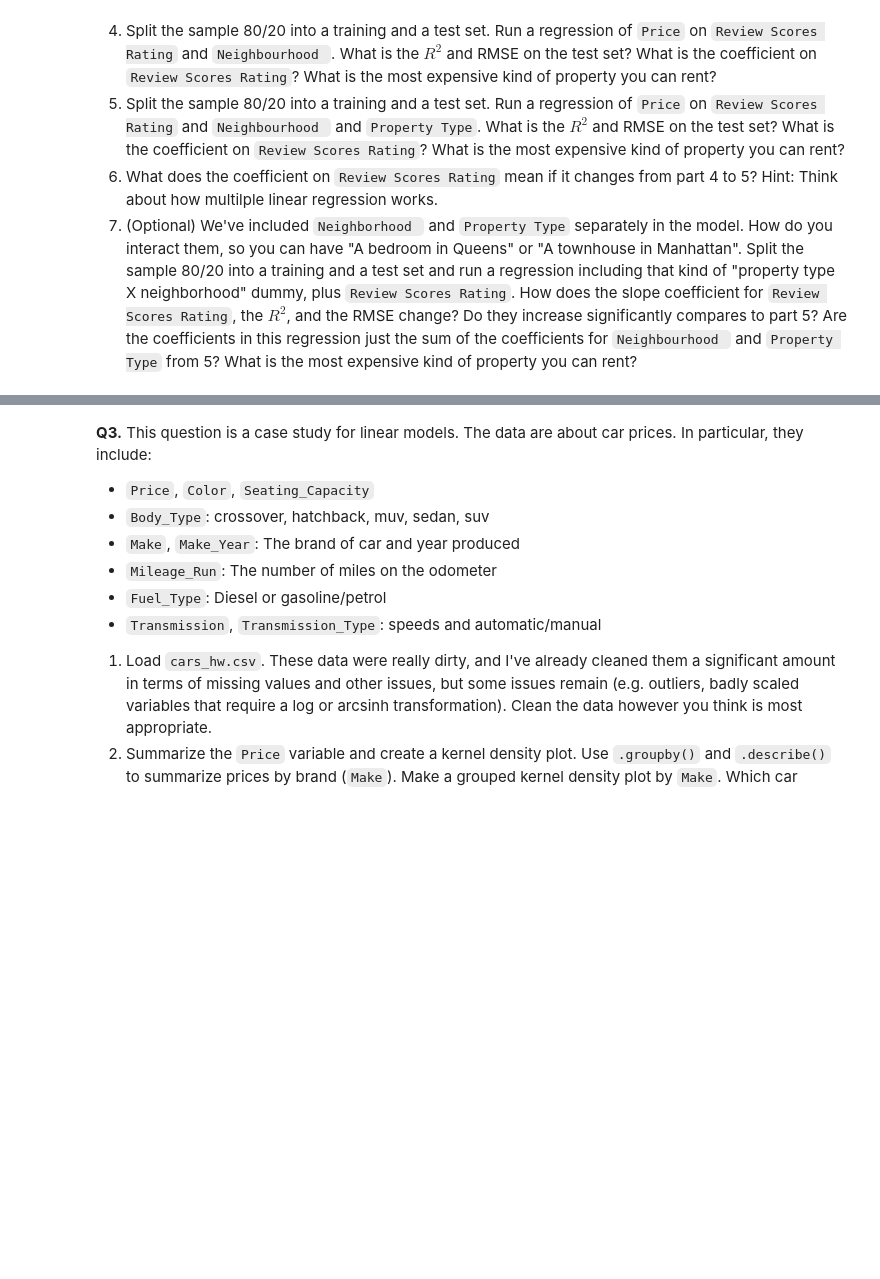
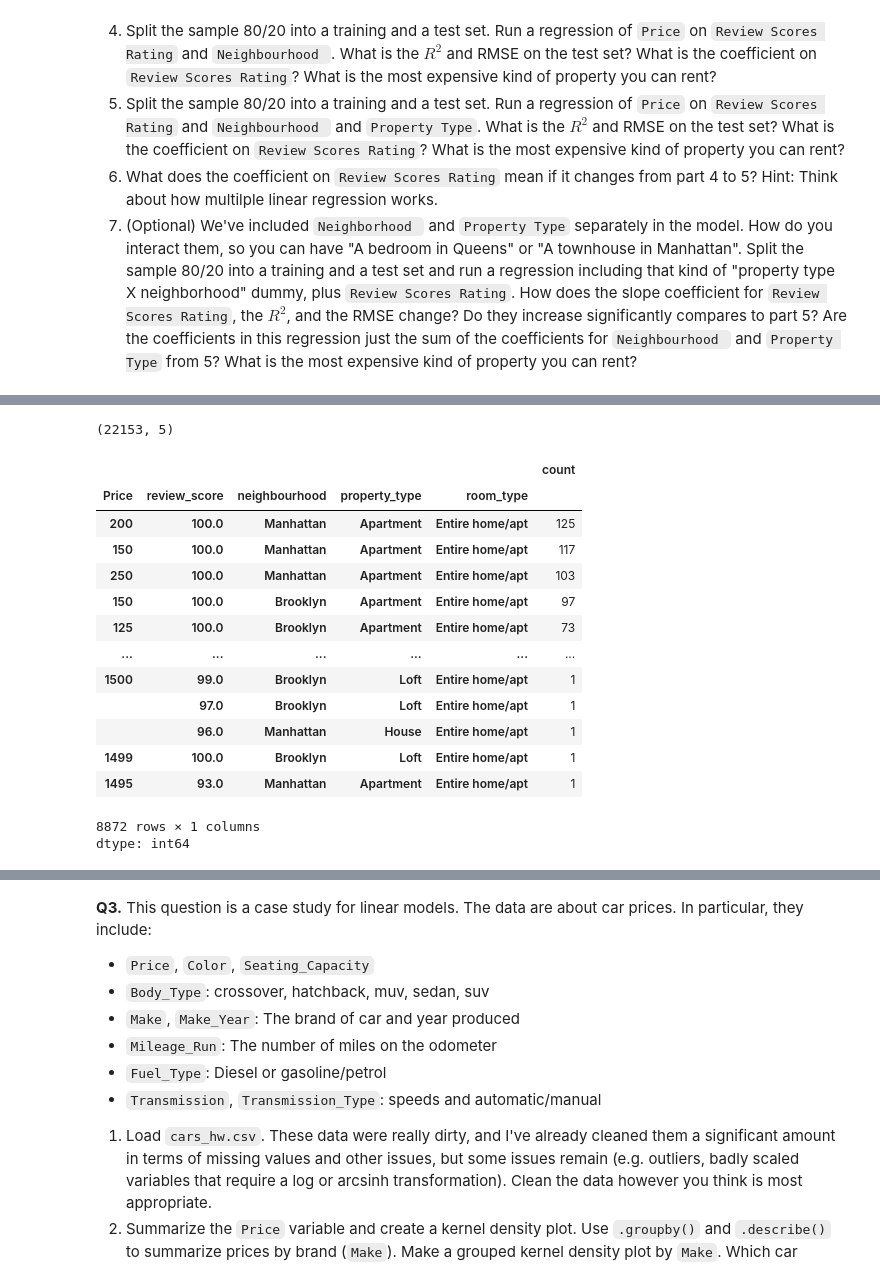
Before and after one commit to ananya-balach/linear_models, a Jupyter notebook: assignment/assignment.ipynb, the cells around one changed output, grey strips where cells are left out. Cells and saved outputs as stored; diff of their text form; code cells hidden in the pictures; blank space fills up the shorter version.

```diff
--- a/assignment/assignment.ipynb
+++ b/assignment/assignment.ipynb
@@ -35,0 +58,21 @@
+# %%
+df.head()
+print(df.shape)
+df.value_counts()
+# %% [output]
+(22153, 5)
+|  |  |  |  |  | count |
+| Price | review_score | neighbourhood | property_type | room_type |  |
+| 200 | 100.0 | Manhattan | Apartment | Entire home/apt | 125 |
+| 150 | 100.0 | Manhattan | Apartment | Entire home/apt | 117 |
+| 250 | 100.0 | Manhattan | Apartment | Entire home/apt | 103 |
+| 150 | 100.0 | Brooklyn | Apartment | Entire home/apt | 97 |
+| 125 | 100.0 | Brooklyn | Apartment | Entire home/apt | 73 |
+| ... | ... | ... | ... | ... | ... |
+| 1500 | 99.0 | Brooklyn | Loft | Entire home/apt | 1 |
+|  | 97.0 | Brooklyn | Loft | Entire home/apt | 1 |
+|  | 96.0 | Manhattan | House | Entire home/apt | 1 |
+| 1499 | 100.0 | Brooklyn | Loft | Entire home/apt | 1 |
+| 1495 | 93.0 | Manhattan | Apartment | Entire home/apt | 1 |
+8872 rows × 1 columns
+dtype: int64
```
Also changed, not shown: parts of 18 cells of this notebook.
